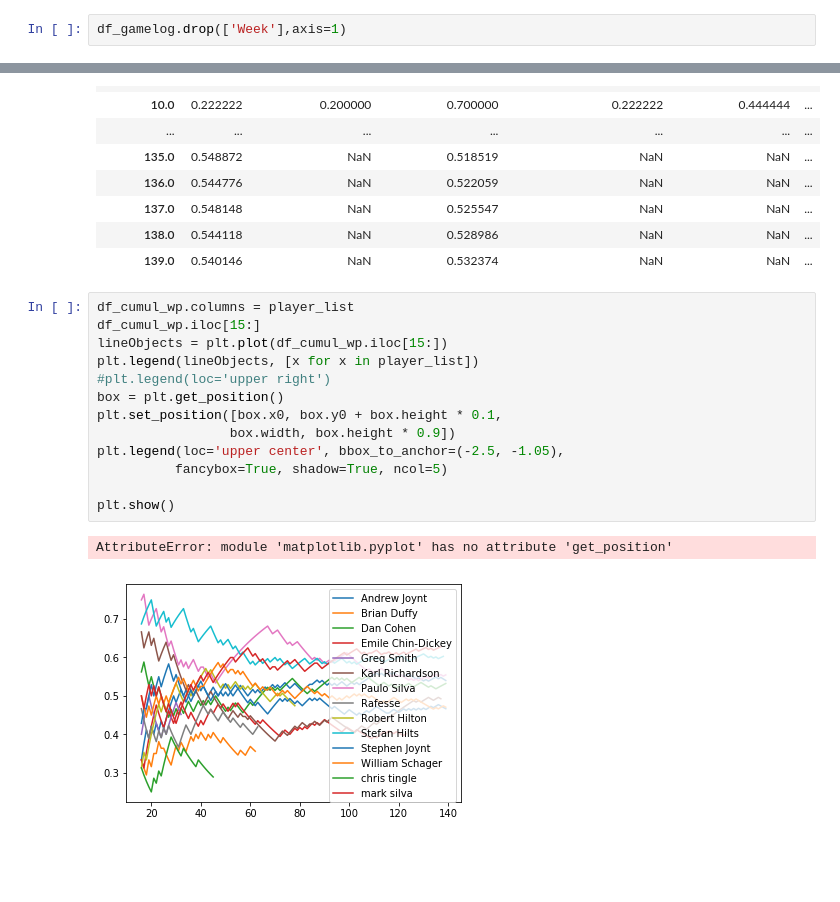
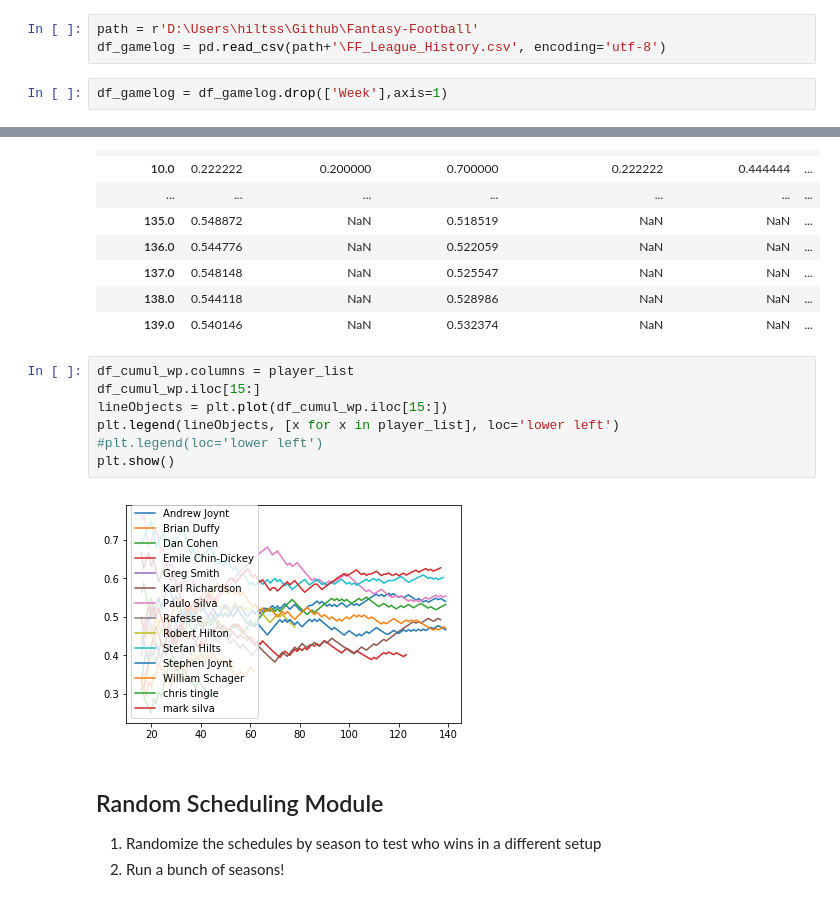
Before and after one commit to flint-hasset/Fantasy-Football, a Jupyter notebook: League History Parser.ipynb, the cells around one changed output, grey strips where cells are left out. Drawn from its saved outputs; the diff is of its cells as text; blank space fills up the shorter version.

```diff
--- a/League History Parser.ipynb
+++ b/League History Parser.ipynb
@@ -8,2 +9,5 @@ df_gamelog = pd.read_csv(r'C:\Users\stefa\Documents\GitHub\Fantasy-Football\FF_L
+# %%
+path = r'D:\Users\hiltss\Github\Fantasy-Football'
+df_gamelog = pd.read_csv(path+'\FF_League_History.csv', encoding='utf-8')
 # %%
-df_gamelog.drop(['Week'],axis=1)
+df_gamelog = df_gamelog.drop(['Week'],axis=1)
@@ -124,16 +104,13 @@ df_cumul_wp
 # %%
 df_cumul_wp.columns = player_list
 df_cumul_wp.iloc[15:]
 lineObjects = plt.plot(df_cumul_wp.iloc[15:])
-plt.legend(lineObjects, [x for x in player_list])
-#plt.legend(loc='upper right')
-box = plt.get_position()
-plt.set_position([box.x0, box.y0 + box.height * 0.1,
-                 box.width, box.height * 0.9])
-plt.legend(loc='upper center', bbox_to_anchor=(-2.5, -1.05),
-          fancybox=True, shadow=True, ncol=5)
-
+plt.legend(lineObjects, [x for x in player_list], loc='lower left')
+#plt.legend(loc='lower left')
 plt.show()
 # %% [output]
-AttributeError: module 'matplotlib.pyplot' has no attribute 'get_position'
-[figure, old version]
+[figure, new version]
+# %% [markdown]
+## Random Scheduling Module
+1. Randomize the schedules by season to test who wins in a different setup
+2. Run a bunch of seasons!
```
Also changed, not shown: parts of 14 cells of this notebook.
